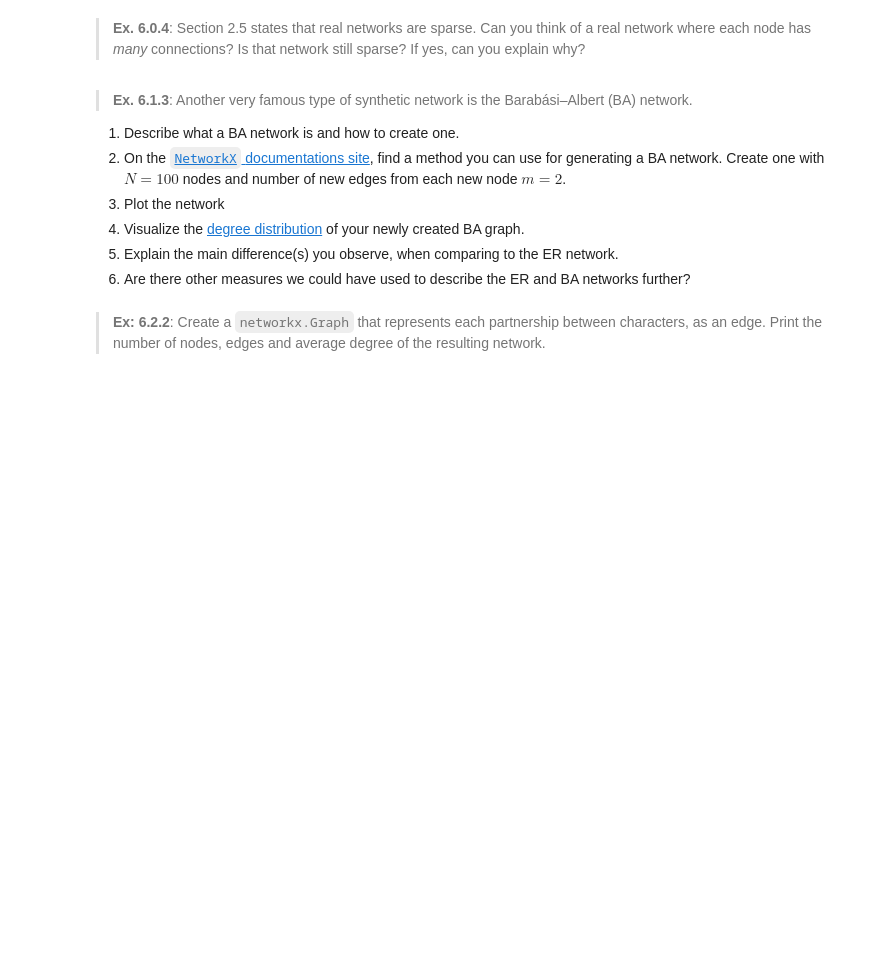
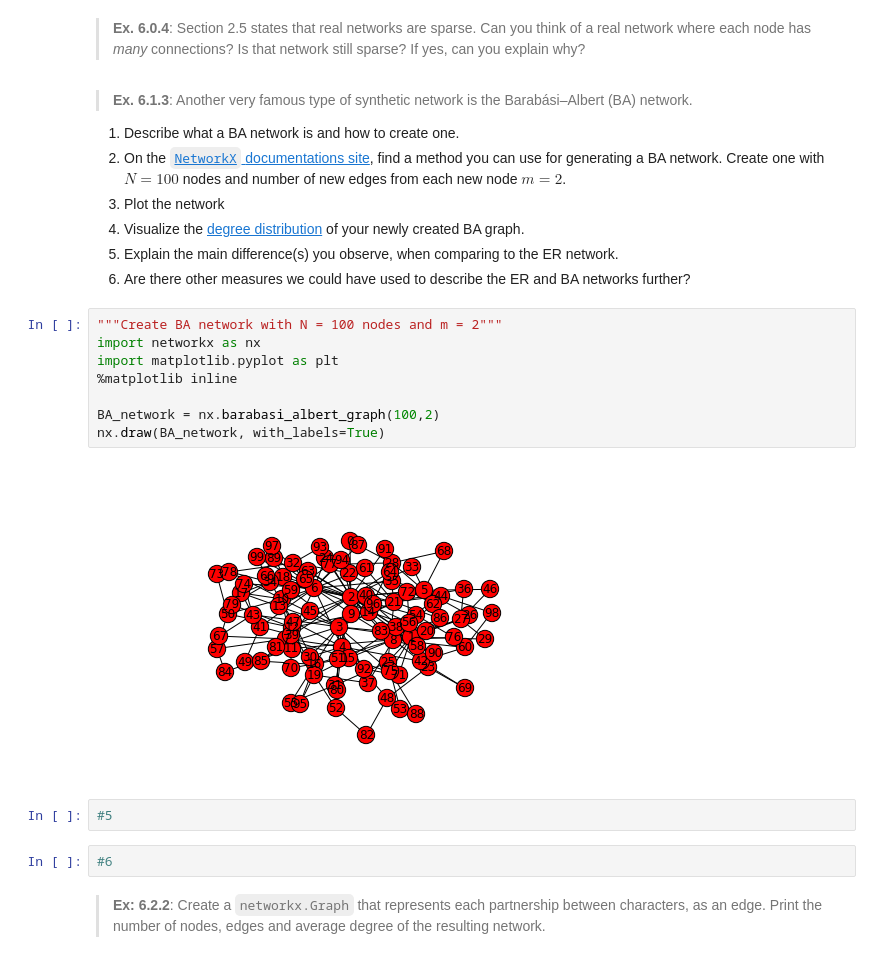
Before and after one commit to John-Lichtenauer/BigDataAsssignment, a Jupyter notebook: assignment2.ipynb, the cells around one changed output. Saved outputs shown, nothing was run; the diff lists cells and outputs as text; blank space fills up the shorter version.

```diff
--- a/assignment2.ipynb
+++ b/assignment2.ipynb
@@ -26,6 +38,20 @@
 4. Visualize the [degree distribution](https://en.wikipedia.org/wiki/Degree_distribution) of your newly created BA graph.
 5. Explain the main difference(s) you observe, when comparing to the ER network.
 6. Are there other measures we could have used to describe the ER and BA networks further?
+# %%
+"""Create BA network with N = 100 nodes and m = 2"""
+import networkx as nx
+import matplotlib.pyplot as plt
+%matplotlib inline
+
+BA_network = nx.barabasi_albert_graph(100,2)
+nx.draw(BA_network, with_labels=True)
+# %% [output]
+[figure, added]
+# %%
+#5
+# %%
+#6
 # %% [markdown]
 > **Ex: 6.2.2**: Create a `networkx.Graph` that represents each partnership between characters, as an edge. Print the number of nodes, edges and average degree of the resulting network.
 # %% [markdown]
```
Also changed, not shown: parts of 1 cell of this notebook.
